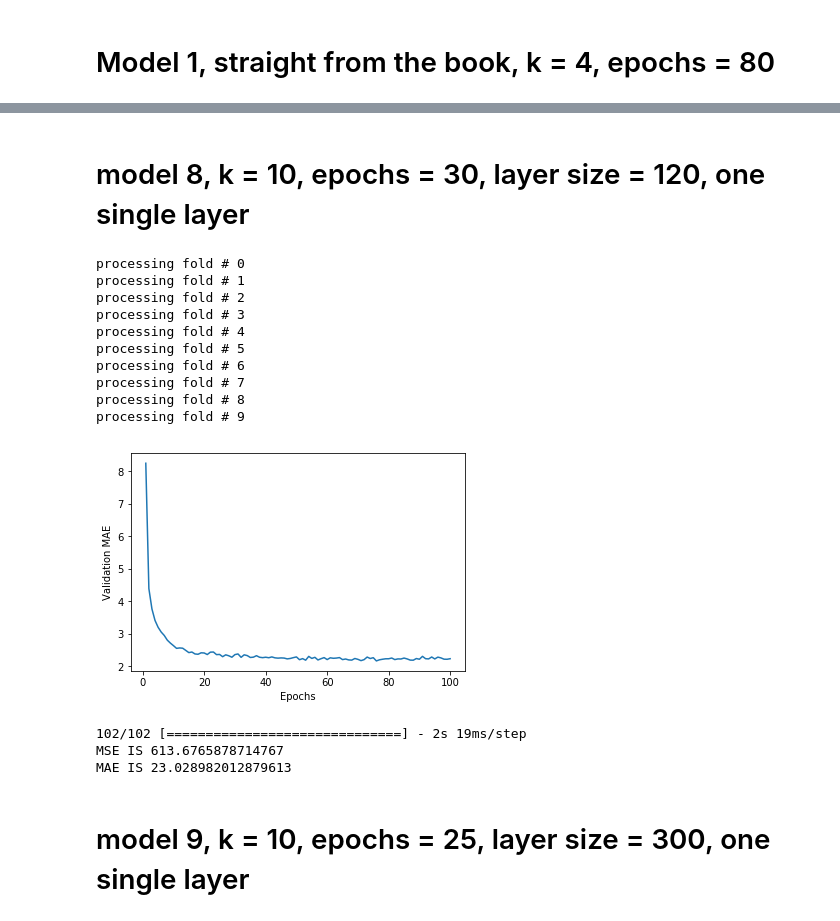
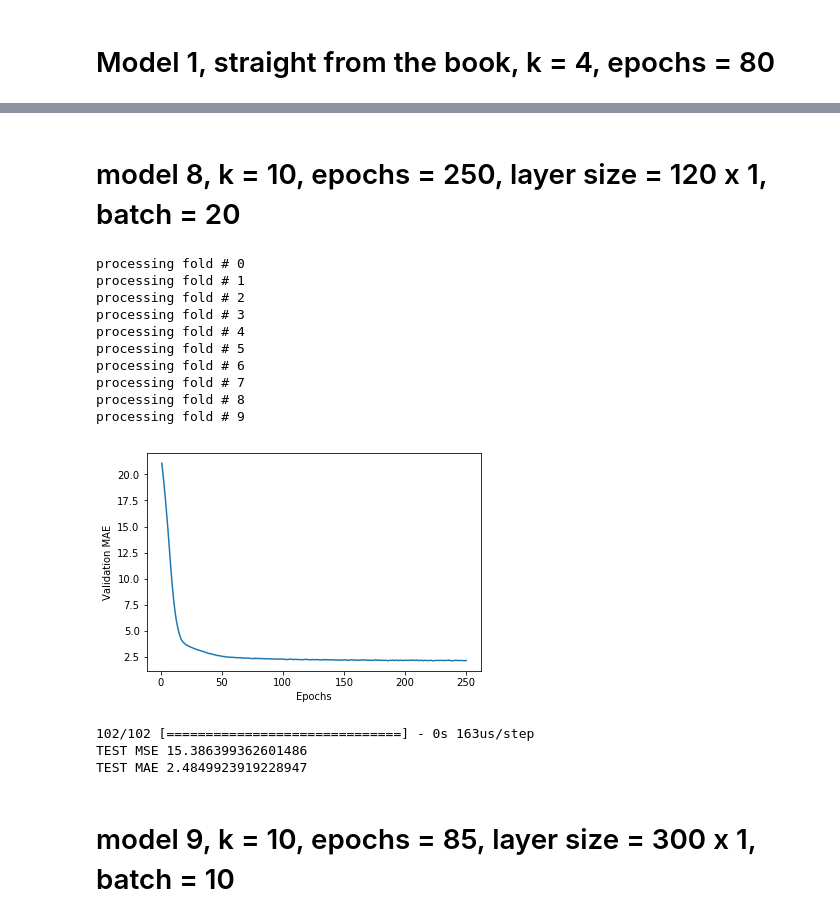
Before and after one commit to tamos/MACS30200proj, a Jupyter notebook: ProblemSets/PS3/Boston_housing_workbook.ipynb, the cells around one changed output, grey strips where cells are left out. Drawn from its saved outputs; the diff is of its cells as text; code cells hidden in the pictures.

```diff
--- a/ProblemSets/PS3/Boston_housing_workbook.ipynb
+++ b/ProblemSets/PS3/Boston_housing_workbook.ipynb
@@ -274,32 +274,32 @@ MAE IS 23.21953743579341
 # %% [markdown]
-# model 8, k = 10, epochs = 30, layer size = 120, one single layer
+# model 8, k = 10, epochs = 250, layer size = 120 x 1, batch = 20
 # %%
 def build_model_8():
     model = models.Sequential()
     model.add(layers.Dense(120, activation='relu',
                            input_shape=(train_data.shape[1],)))
     model.add(layers.Dense(1))
     model.compile(optimizer='rmsprop', loss='mse', metrics=['mae'])
     return model
 
-run_trial(build_model_8, 10, 30, 60)
+run_trial(build_model_8, 10, 250, 20)
 # %% [output]
 processing fold # 0
 processing fold # 1
 processing fold # 2
 processing fold # 3
 processing fold # 4
 processing fold # 5
 processing fold # 6
 processing fold # 7
 processing fold # 8
 processing fold # 9
-[figure, old version]
+[figure, new version]
-102/102 [==============================] - 2s 19ms/step
-MSE IS 613.6765878714767
-MAE IS 23.028982012879613
+102/102 [==============================] - 0s 163us/step
+TEST MSE 15.386399362601486
+TEST MAE 2.4849923919228947
 # %% [markdown]
-# model 9, k = 10, epochs = 25, layer size = 300, one single layer
+# model 9, k = 10, epochs = 85, layer size = 300 x 1, batch = 10
 # %%
 def build_model_9():
     model = models.Sequential()
```
Also changed, not shown: parts of 55 cells of this notebook, 1 other file.
